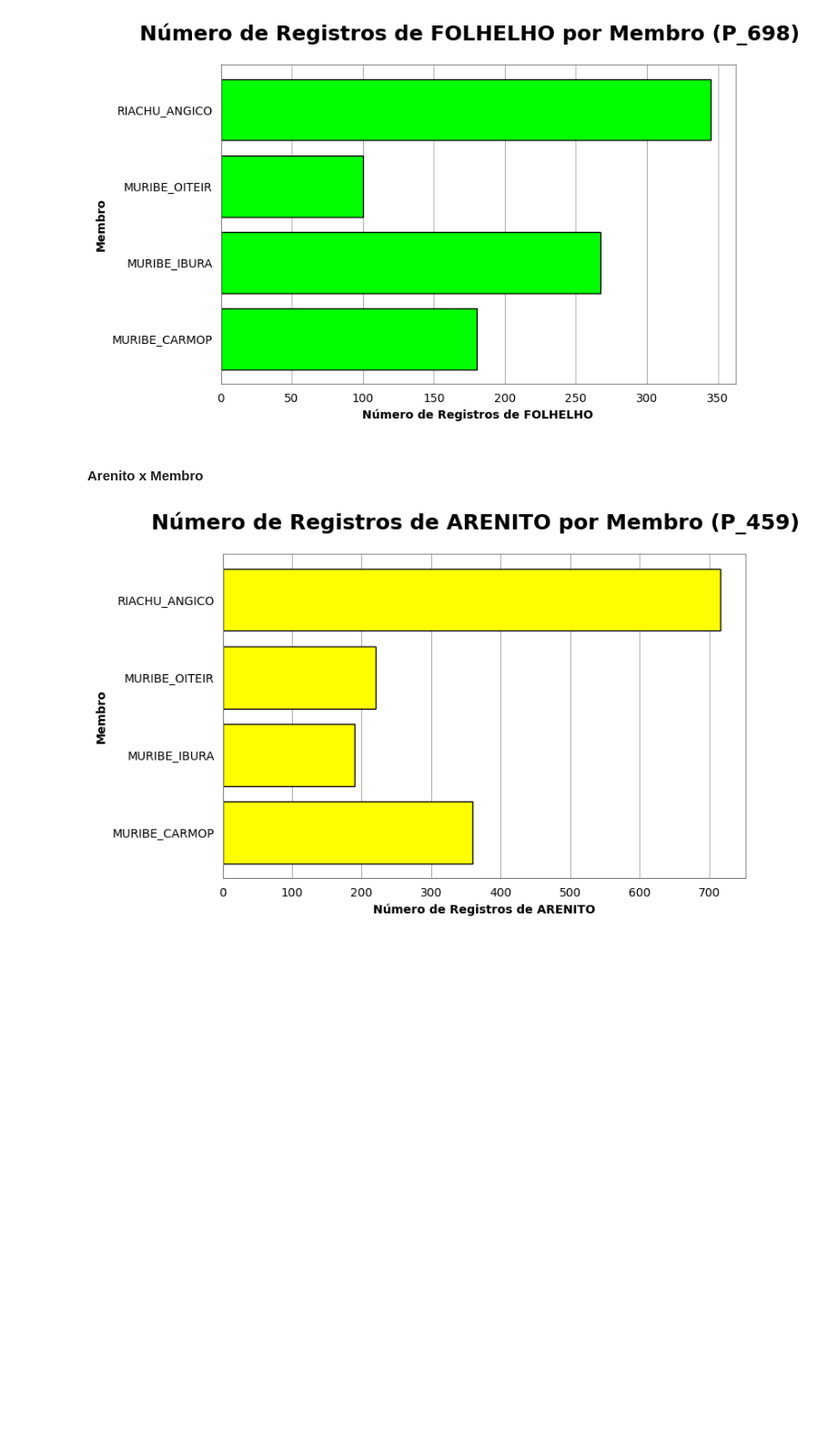
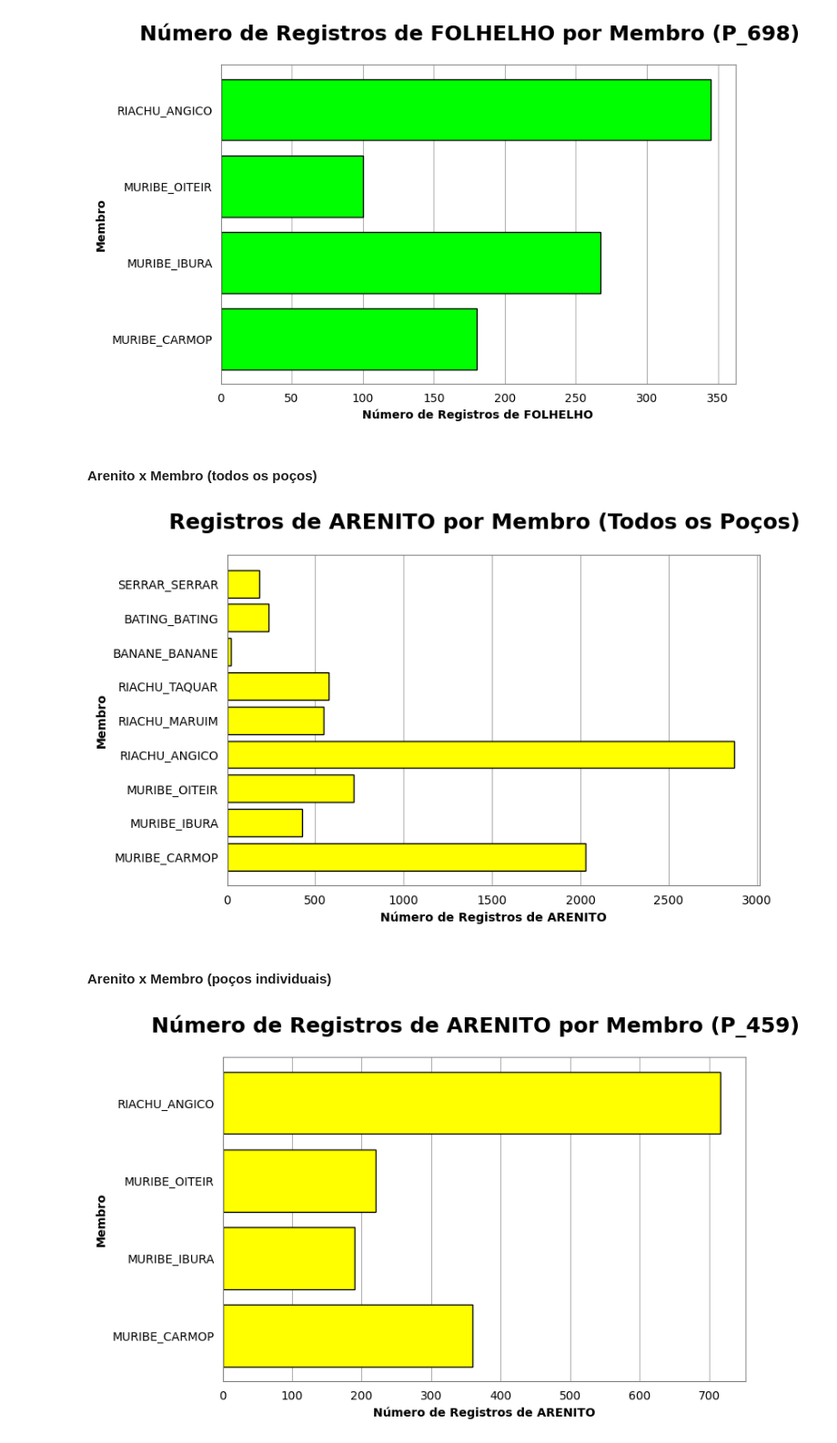
Before and after one commit to rafaseto/lithofacies-classification-from-conventional-well-logs, a Jupyter notebook: treinamento_modelo.ipynb, the cells around one changed output. Shown at 91% size. Cells and saved outputs as stored; diff of their text form; code cells hidden in the pictures; blank space fills up the shorter version.

Commit message:
add plot arenito x membro (todos os poços)

```diff
--- a/treinamento_modelo.ipynb
+++ b/treinamento_modelo.ipynb
@@ -220,8 +220,14 @@ for key in dados.keys():
 [figure]
 [figure]
 [figure]
+# %% [markdown]
+#### Arenito x Membro (todos os poços)
+# %%
+criar_grafico_todos_registros_litologia_membro(dados, "ARENITO", "yellow")
+# %% [output]
+[figure, added]
 # %% [markdown]
-#### Arenito x Membro
+#### Arenito x Membro (poços individuais)
 # %%
 for key in dados.keys():
     criar_grafico_registros_litologia_membro(key, "ARENITO", "yellow")
```
